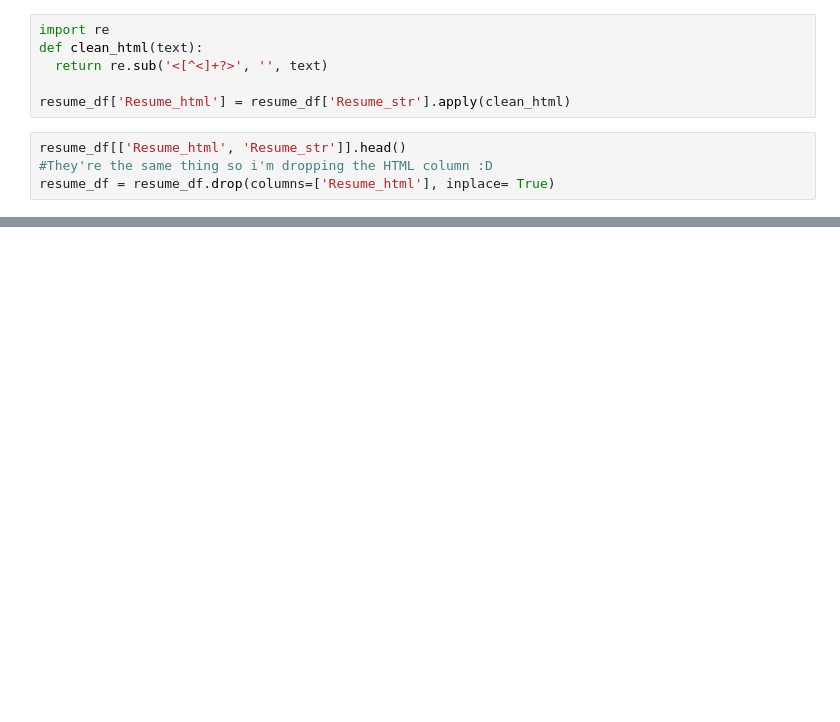
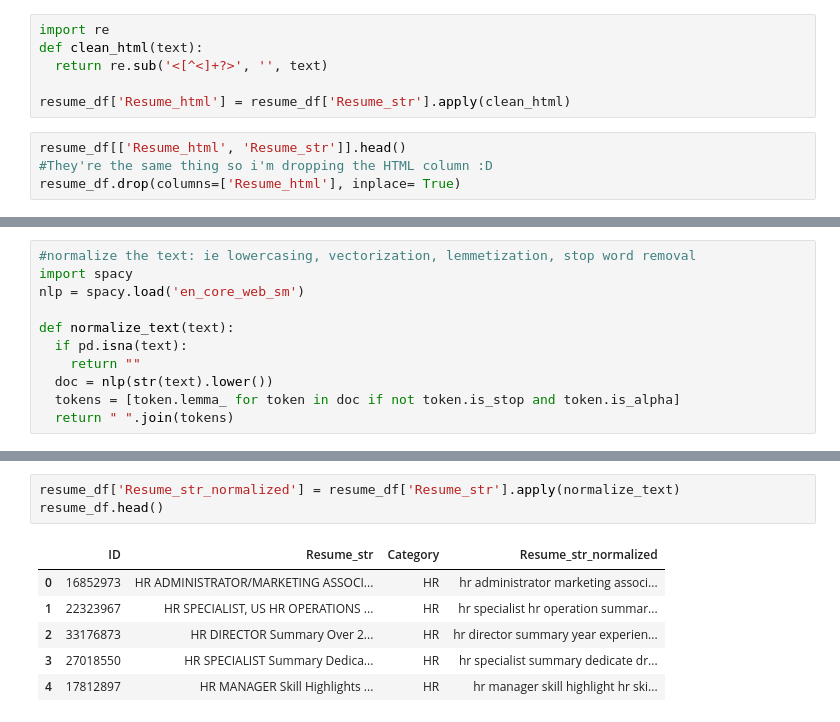
Before and after one commit to MalihaT111/ai-recruitment, a Jupyter notebook: AI_Assisted_Recruitment.ipynb, the cells around one changed output, grey strips where cells are left out. Cells and saved outputs as stored; diff of their text form; blank space fills up the shorter version.

Commit message:
Used spacy for normalization and tfidf vectorization to convert the texts into sparse matrices which we can use to compare similarities between resume and job posts

```diff
--- a/AI_Assisted_Recruitment.ipynb
+++ b/AI_Assisted_Recruitment.ipynb
@@ -97,4 +201,4 @@ resume_df['Resume_html'] = resume_df['Resume_str'].apply(clean_html)
 # %%
 resume_df[['Resume_html', 'Resume_str']].head()
 #They're the same thing so i'm dropping the HTML column :D
-resume_df = resume_df.drop(columns=['Resume_html'], inplace= True)
+resume_df.drop(columns=['Resume_html'], inplace= True)
@@ -100,0 +223,11 @@ resume_df = resume_df.drop(columns=['Resume_html'], inplace= True)
+# %%
+#normalize the text: ie lowercasing, vectorization, lemmetization, stop word removal
+import spacy
+nlp = spacy.load('en_core_web_sm')
+
+def normalize_text(text):
+  if pd.isna(text):
+    return ""
+  doc = nlp(str(text).lower())
+  tokens = [token.lemma_ for token in doc if not token.is_stop and token.is_alpha]
+  return " ".join(tokens)
@@ -100,0 +248,10 @@ resume_df = resume_df.drop(columns=['Resume_html'], inplace= True)
+# %%
+resume_df['Resume_str_normalized'] = resume_df['Resume_str'].apply(normalize_text)
+resume_df.head()
+# %% [output]
+|  | ID | Resume_str | Category | Resume_str_normalized |
+| 0 | 16852973 | HR ADMINISTRATOR/MARKETING ASSOCI... | HR | hr administrator marketing associ... |
+| 1 | 22323967 | HR SPECIALIST, US HR OPERATIONS ... | HR | hr specialist hr operation summar... |
+| 2 | 33176873 | HR DIRECTOR Summary Over 2... | HR | hr director summary year experien... |
+| 3 | 27018550 | HR SPECIALIST Summary Dedica... | HR | hr specialist summary dedicate dr... |
+| 4 | 17812897 | HR MANAGER Skill Highlights ... | HR | hr manager skill highlight hr ski... |
```
Also changed, not shown: parts of 15 cells of this notebook.
